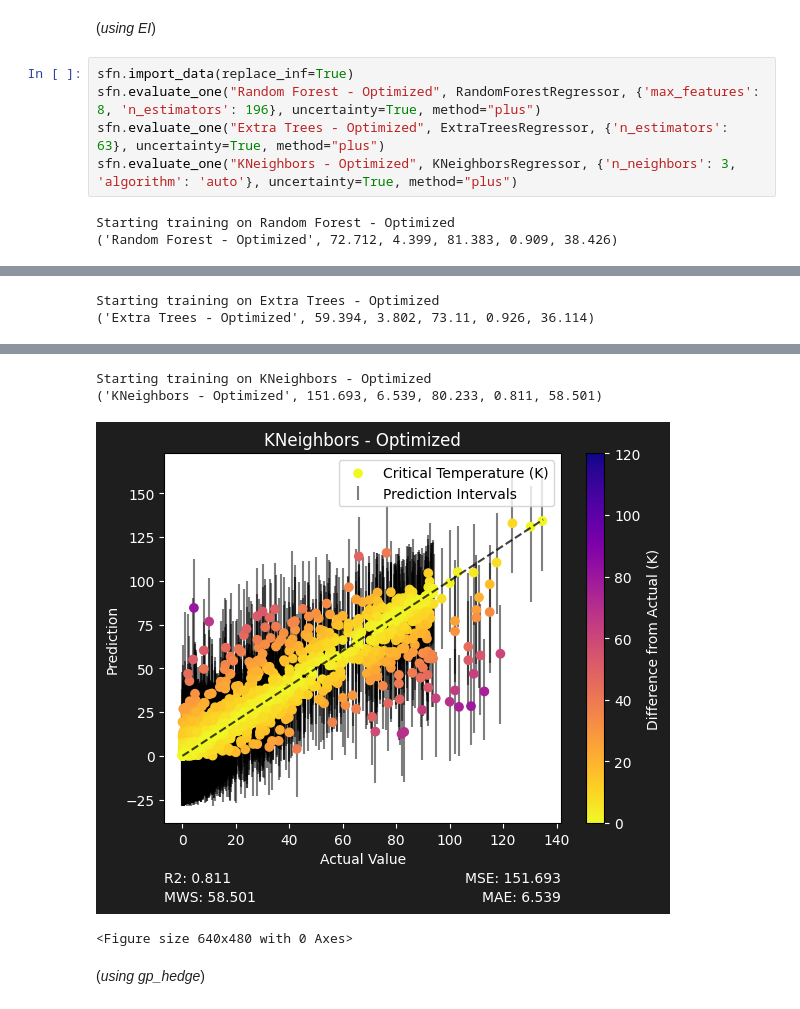
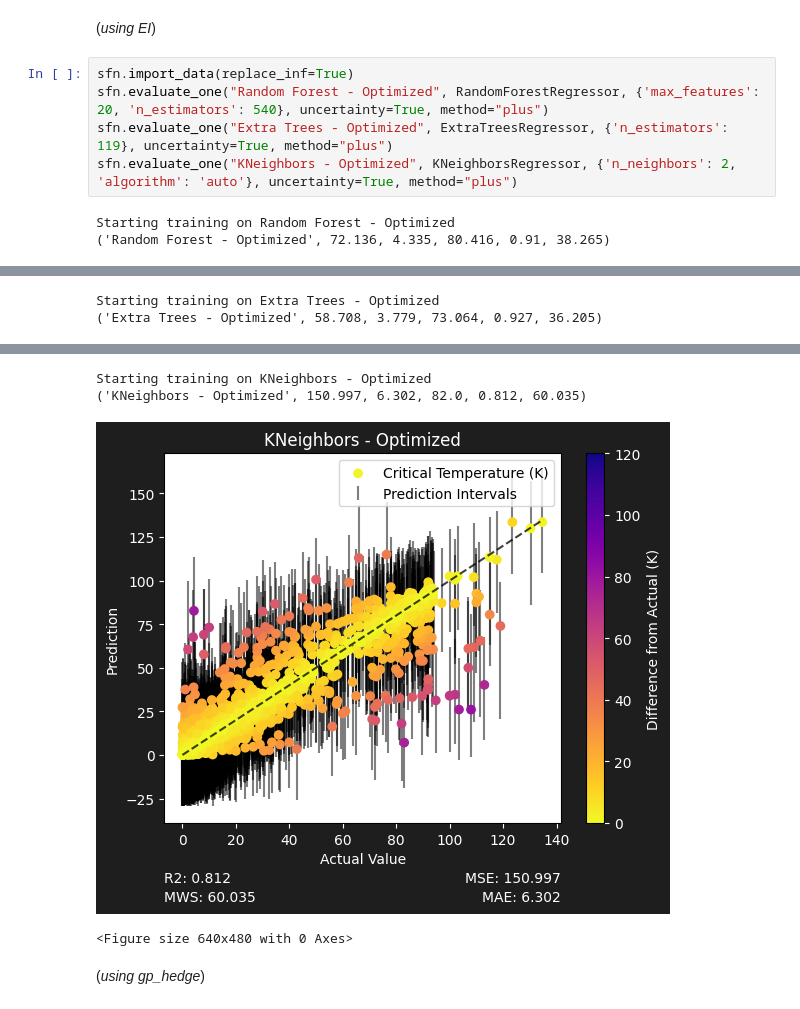
Before and after one commit to sylphrena0/classe, a Jupyter notebook: code/training.ipynb, the cells around one changed output, grey strips where cells are left out. Drawn from its saved outputs; the diff is of its cells as text.

```diff
--- a/code/training.ipynb
+++ b/code/training.ipynb
@@ -214,9 +214,9 @@ Starting training on KNeighbors - Optimized
 (*using EI*)
 # %%
 sfn.import_data(replace_inf=True)
-sfn.evaluate_one("Random Forest - Optimized", RandomForestRegressor, {'max_features': 8, 'n_estimators': 196}, uncertainty=True, method="plus")
-sfn.evaluate_one("Extra Trees - Optimized", ExtraTreesRegressor, {'n_estimators': 63}, uncertainty=True, method="plus")
-sfn.evaluate_one("KNeighbors - Optimized", KNeighborsRegressor, {'n_neighbors': 3, 'algorithm': 'auto'}, uncertainty=True, method="plus")
+sfn.evaluate_one("Random Forest - Optimized", RandomForestRegressor, {'max_features': 20, 'n_estimators': 540}, uncertainty=True, method="plus")
+sfn.evaluate_one("Extra Trees - Optimized", ExtraTreesRegressor, {'n_estimators': 119}, uncertainty=True, method="plus")
+sfn.evaluate_one("KNeighbors - Optimized", KNeighborsRegressor, {'n_neighbors': 2, 'algorithm': 'auto'}, uncertainty=True, method="plus")
 # %% [output]
 Starting training on Random Forest - Optimized
-('Random Forest - Optimized', 72.712, 4.399, 81.383, 0.909, 38.426)
+('Random Forest - Optimized', 72.136, 4.335, 80.416, 0.91, 38.265)
@@ -224,2 +224,2 @@ Starting training on Random Forest - Optimized
 Starting training on Extra Trees - Optimized
-('Extra Trees - Optimized', 59.394, 3.802, 73.11, 0.926, 36.114)
+('Extra Trees - Optimized', 58.708, 3.779, 73.064, 0.927, 36.205)
@@ -227,6 +227,6 @@ Starting training on Extra Trees - Optimized
 Starting training on KNeighbors - Optimized
-('KNeighbors - Optimized', 151.693, 6.539, 80.233, 0.811, 58.501)
+('KNeighbors - Optimized', 150.997, 6.302, 82.0, 0.812, 60.035)
-[figure, old version]
+[figure, new version]
 <Figure size 640x480 with 0 Axes>
 # %% [markdown]
 (*using gp_hedge*)
```
Also changed, not shown: parts of 3 cells of this notebook, 47 other files.
